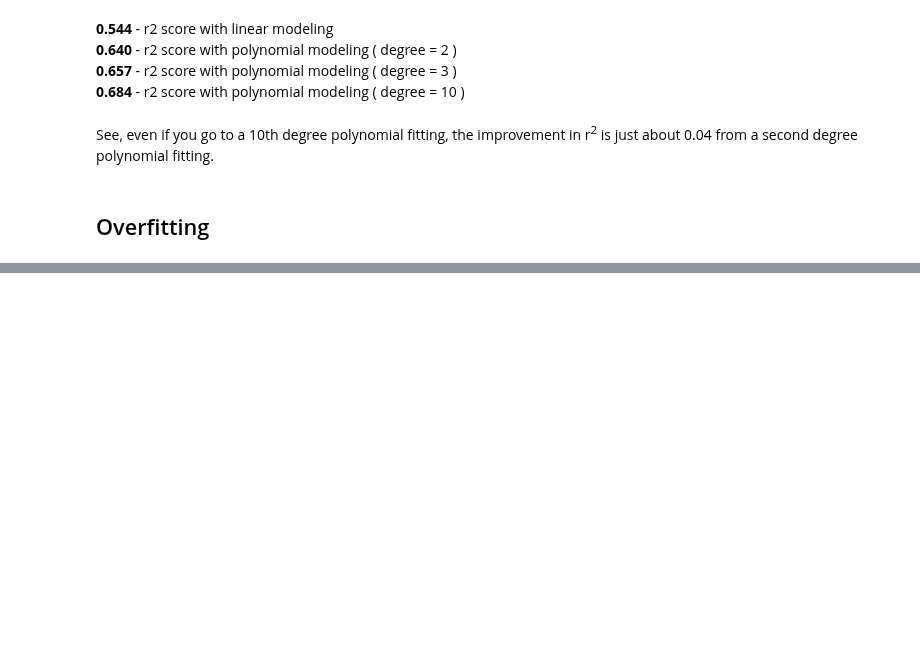
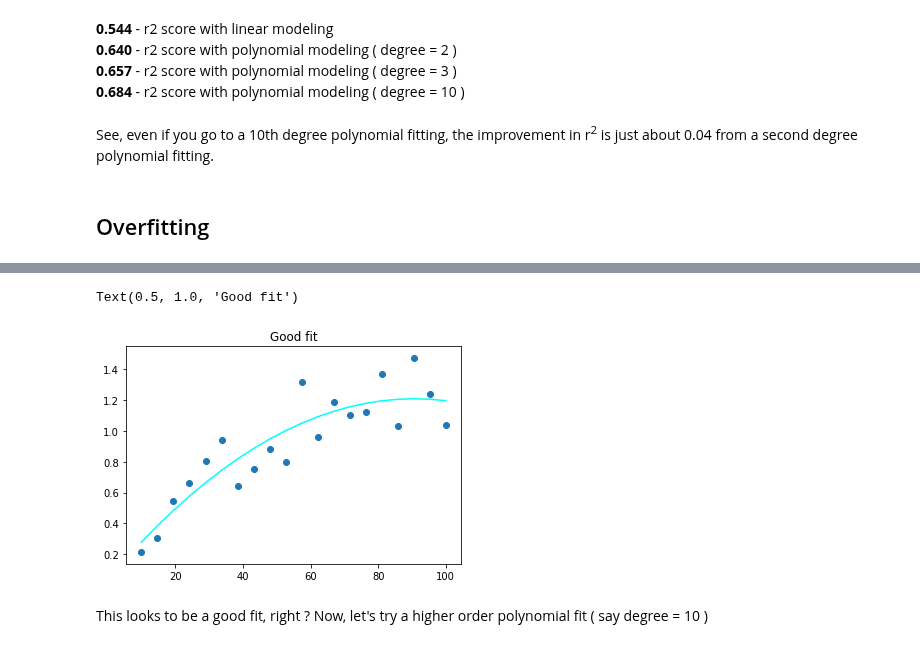
Before and after one commit to hotcode002/Machine-Learning-with-Python, a Jupyter notebook: week_2_math/day_3_regression/notebooks/regression.ipynb, the cells around one changed output, grey strips where cells are left out. Cells and saved outputs as stored; diff of their text form; code cells hidden in the pictures; blank space fills up the shorter version.

```diff
--- a/week_2_math/day_3_regression/notebooks/regression.ipynb
+++ b/week_2_math/day_3_regression/notebooks/regression.ipynb
@@ -1865,3 +1874,24 @@ plt.scatter(x,y)
+# %%
+from sklearn.linear_model import LinearRegression
+from sklearn.preprocessing import PolynomialFeatures
+
+# Transform linear to polnomial features
+poly_2   = PolynomialFeatures(degree=2)
+poly_2_X = poly_2.fit_transform(x.reshape(-1,1))
+
+model_2_poly   = LinearRegression().fit(poly_2_X,y)
+# %%
+# Plot the actual data along with the fit
+plt.scatter(x,y)
+
+# linear_fit    = plt.scatter(boston.data[:,12], model_linear.predict(boston.data[:,12].reshape(-1,1)), color = 'red')
+poly_2_fit   = plt.plot(x, model_2_poly.predict(poly_2_X), color = 'cyan')
+plt.title("Good fit")
+# %% [output]
+Text(0.5, 1.0, 'Good fit')
+[figure, added]
+# %% [markdown]
+This looks to be a good fit, right ? Now, let's try a higher order polynomial fit ( say degree = 10 )
 # %%
 from sklearn.linear_model import LinearRegression
 from sklearn.preprocessing import PolynomialFeatures
```
Also changed, not shown: parts of 32 cells of this notebook, 6 other files.
